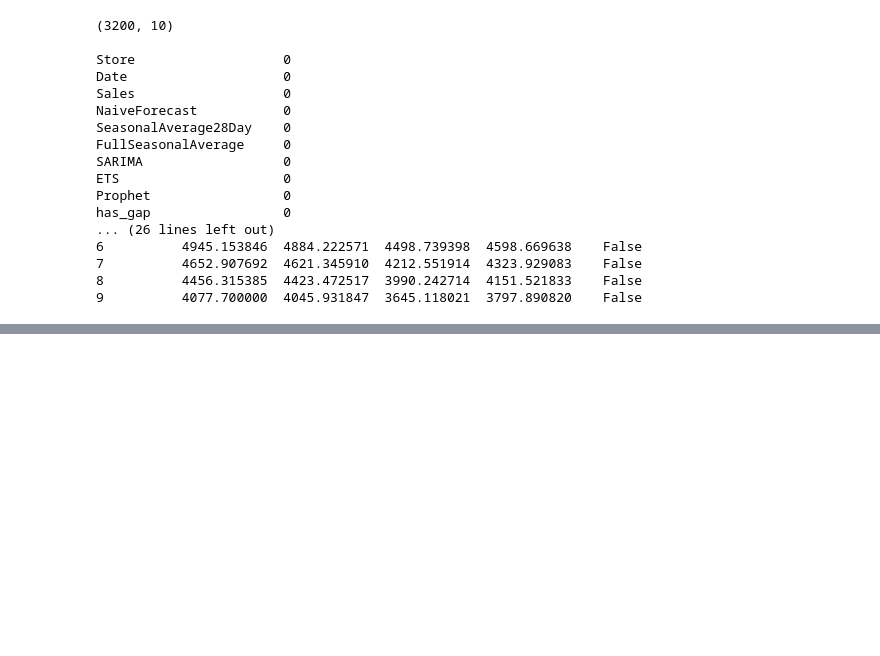
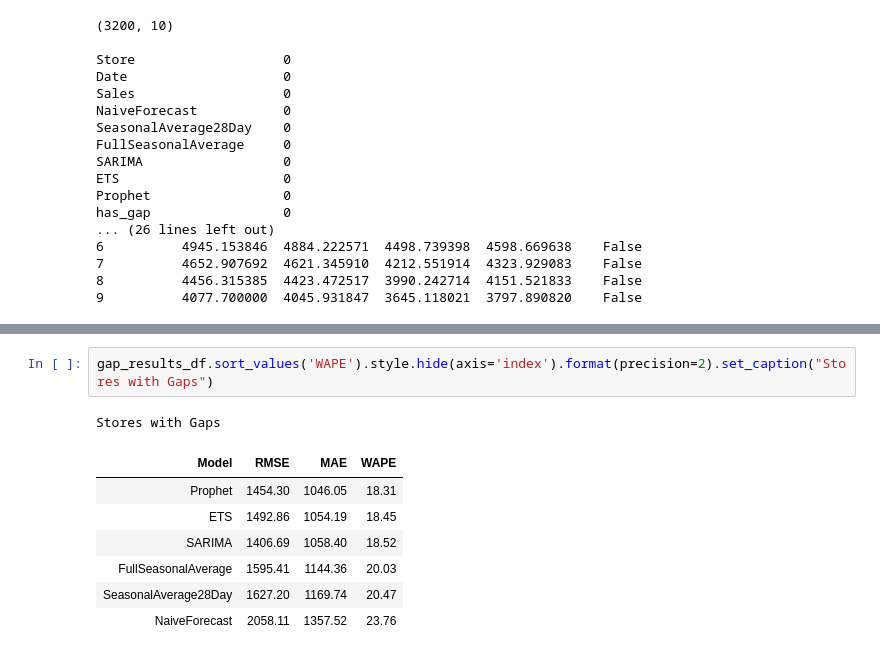
Before and after one commit to corbin-saunders/sales-forecasting-project, a Jupyter notebook: notebooks/03_classical_models.ipynb, the cells around one changed output, grey strips where cells are left out. Saved outputs shown, nothing was run; the diff lists cells and outputs as text; blank space fills up the shorter version.

```diff
--- a/notebooks/03_classical_models.ipynb
+++ b/notebooks/03_classical_models.ipynb
@@ -722,0 +776,11 @@ has_gap                 0
+# %%
+gap_results_df.sort_values('WAPE').style.hide(axis='index').format(precision=2).set_caption("Stores with Gaps")
+# %% [output]
+Stores with Gaps
+| Model | RMSE | MAE | WAPE |
+| Prophet | 1454.30 | 1046.05 | 18.31 |
+| ETS | 1492.86 | 1054.19 | 18.45 |
+| SARIMA | 1406.69 | 1058.40 | 18.52 |
+| FullSeasonalAverage | 1595.41 | 1144.36 | 20.03 |
+| SeasonalAverage28Day | 1627.20 | 1169.74 | 20.47 |
+| NaiveForecast | 2058.11 | 1357.52 | 23.76 |
```
Also changed, not shown: parts of 5 cells of this notebook.
